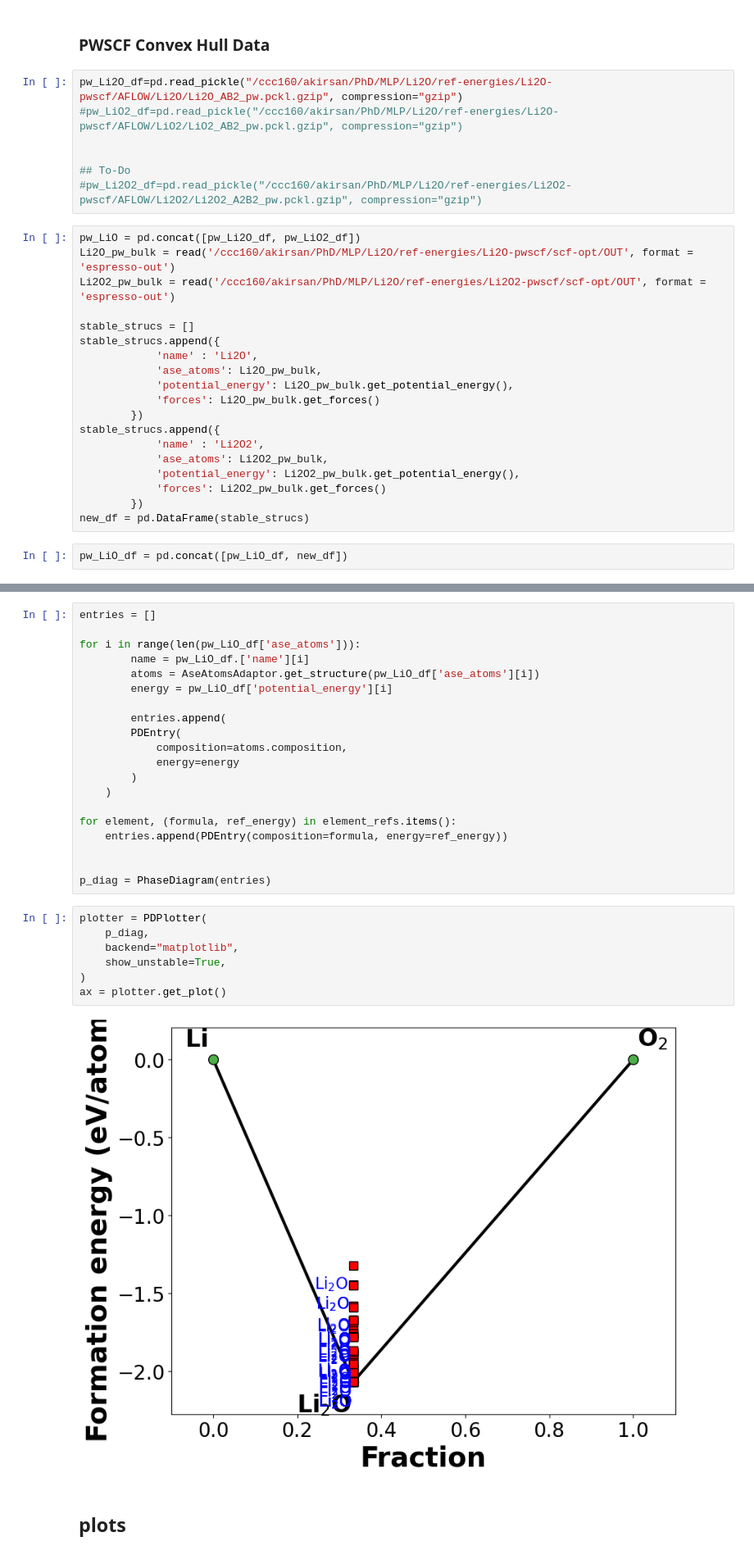
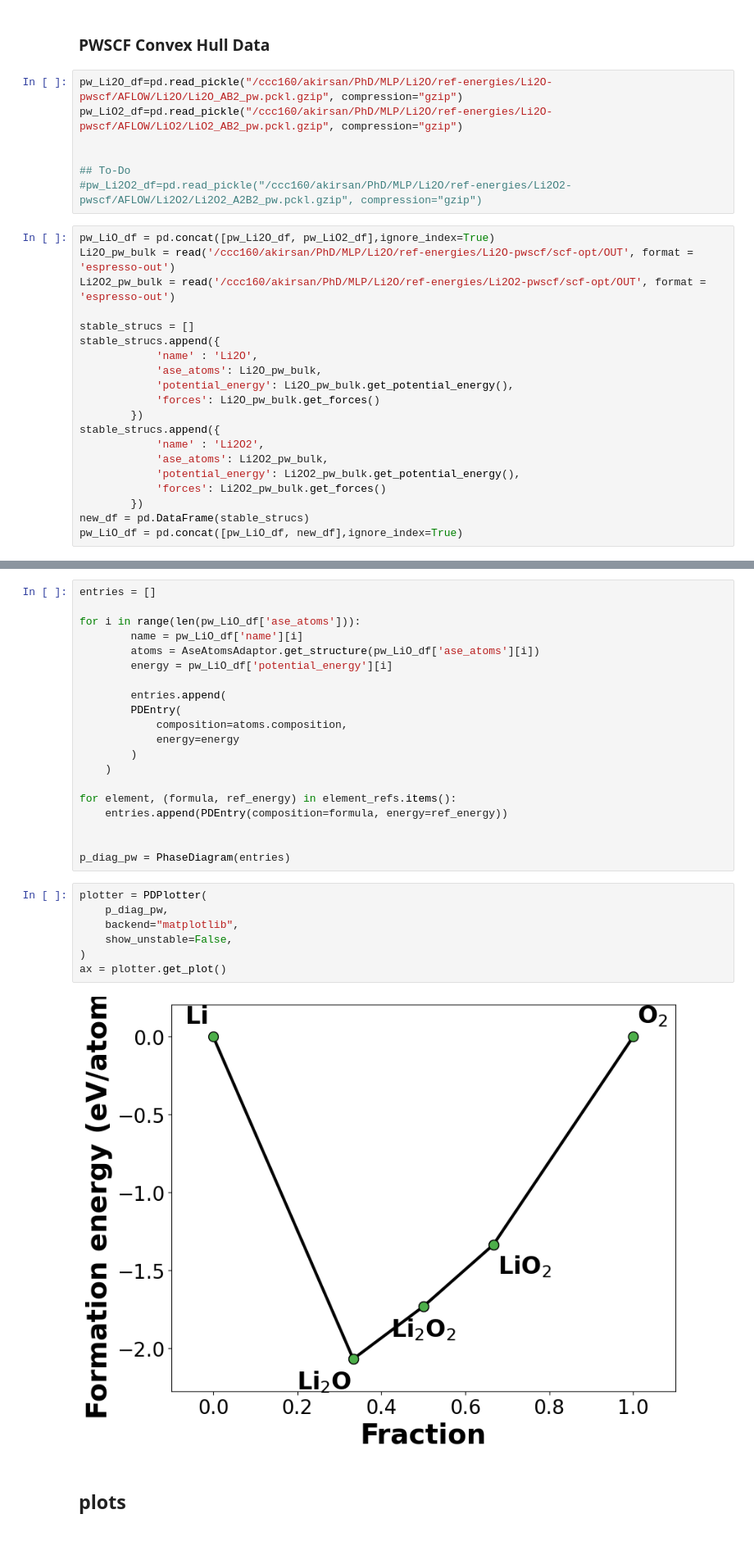
Before and after one commit to justformylulz/pot-test, a Jupyter notebook: pot_test.ipynb, the cells around one changed output, grey strips where cells are left out. Shown at 82% size. Saved outputs shown, nothing was run; the diff lists cells and outputs as text.

```diff
--- a/pot_test.ipynb
+++ b/pot_test.ipynb
@@ -929,13 +1089,13 @@ analysis_df.to_pickle( os.path.join(analysis_path, 'analysis.pckl.gzip'),
 ### PWSCF Convex Hull Data
 # %%
 pw_Li2O_df=pd.read_pickle("/ccc160/akirsan/PhD/MLP/Li2O/ref-energies/Li2O-pwscf/AFLOW/Li2O/Li2O_AB2_pw.pckl.gzip", compression="gzip")
-#pw_LiO2_df=pd.read_pickle("/ccc160/akirsan/PhD/MLP/Li2O/ref-energies/Li2O-pwscf/AFLOW/LiO2/LiO2_AB2_pw.pckl.gzip", compression="gzip")
+pw_LiO2_df=pd.read_pickle("/ccc160/akirsan/PhD/MLP/Li2O/ref-energies/Li2O-pwscf/AFLOW/LiO2/LiO2_AB2_pw.pckl.gzip", compression="gzip")
 
 
 ## To-Do
 #pw_Li2O2_df=pd.read_pickle("/ccc160/akirsan/PhD/MLP/Li2O/ref-energies/Li2O2-pwscf/AFLOW/Li2O2/Li2O2_A2B2_pw.pckl.gzip", compression="gzip")
 # %%
-pw_LiO = pd.concat([pw_Li2O_df, pw_LiO2_df])
+pw_LiO_df = pd.concat([pw_Li2O_df, pw_LiO2_df],ignore_index=True)
 Li2O_pw_bulk = read('/ccc160/akirsan/PhD/MLP/Li2O/ref-energies/Li2O-pwscf/scf-opt/OUT', format = 'espresso-out')
 Li2O2_pw_bulk = read('/ccc160/akirsan/PhD/MLP/Li2O/ref-energies/Li2O2-pwscf/scf-opt/OUT', format = 'espresso-out')
 
@@ -953,5 +1113,4 @@ stable_strucs.append({
             'forces': Li2O2_pw_bulk.get_forces()
         })
 new_df = pd.DataFrame(stable_strucs)
+pw_LiO_df = pd.concat([pw_LiO_df, new_df],ignore_index=True)
-# %%
-pw_LiO_df = pd.concat([pw_LiO_df, new_df])
@@ -959,7 +1134,7 @@ pw_LiO_df = pd.concat([pw_LiO_df, new_df])
 entries = []
 
 for i in range(len(pw_LiO_df['ase_atoms'])):
-        name = pw_LiO_df.['name'][i]
+        name = pw_LiO_df['name'][i]
         atoms = AseAtomsAdaptor.get_structure(pw_LiO_df['ase_atoms'][i])
         energy = pw_LiO_df['potential_energy'][i]
 
@@ -974,16 +1149,16 @@ for element, (formula, ref_energy) in element_refs.items():
     entries.append(PDEntry(composition=formula, energy=ref_energy))
 
 
-p_diag = PhaseDiagram(entries)
+p_diag_pw = PhaseDiagram(entries)
 # %%
 plotter = PDPlotter(
-    p_diag,
+    p_diag_pw,
     backend="matplotlib",
-    show_unstable=True,
+    show_unstable=False,
 )
 ax = plotter.get_plot()
 # %% [output]
-[figure, old version]
+[figure, new version]
 # %% [markdown]
 ## plots
 # %% [markdown]
```
Also changed, not shown: parts of 4 cells of this notebook.
